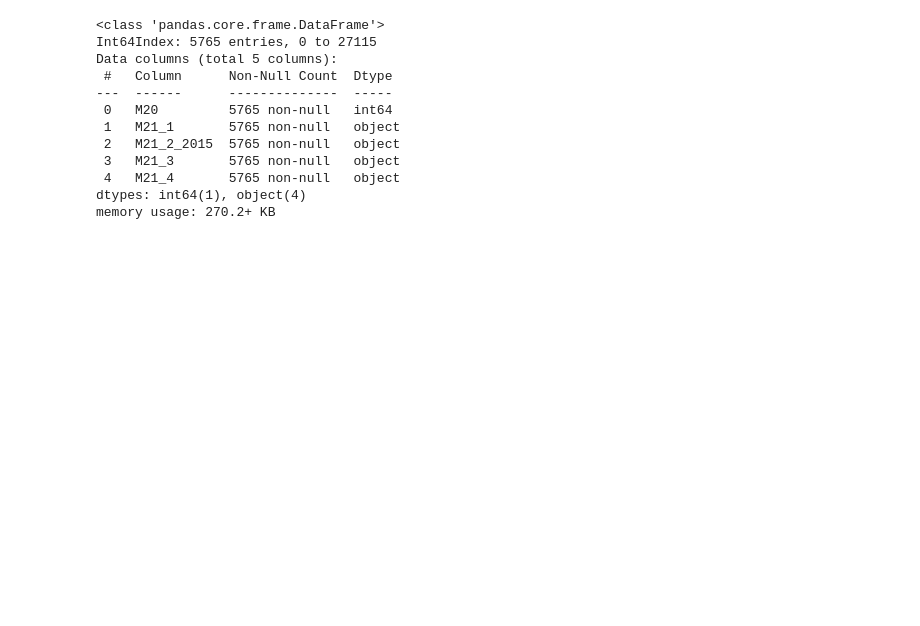
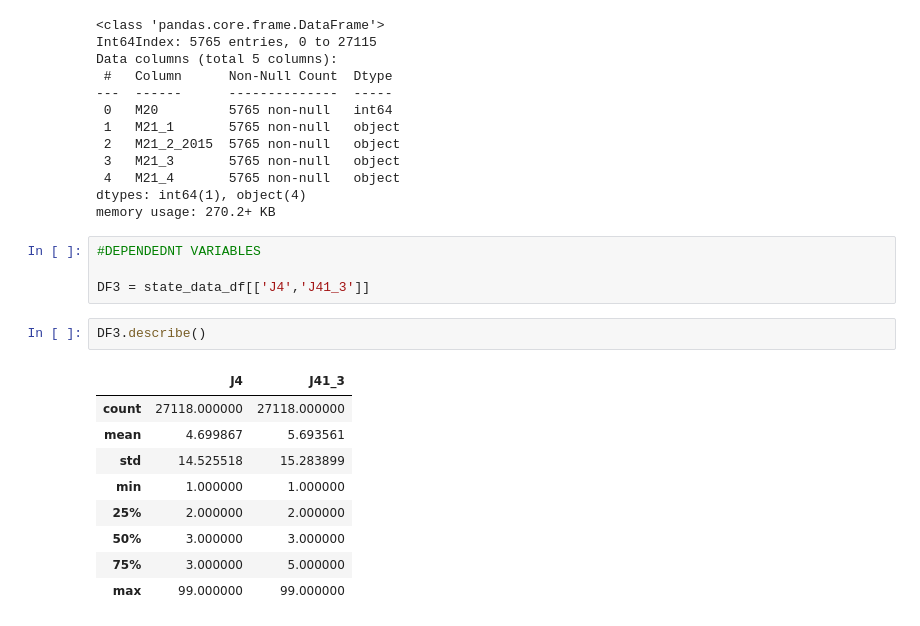
Before and after one commit to williamreid2020/4301, a Jupyter notebook: NCFS.ipynb, the cells around one changed output. Cells and saved outputs as stored; diff of their text form; blank space fills up the shorter version.

```diff
--- a/NCFS.ipynb
+++ b/NCFS.ipynb
@@ -104,3 +145,19 @@ Data columns (total 5 columns):
  4   M21_4       5765 non-null   object
 dtypes: int64(1), object(4)
 memory usage: 270.2+ KB
+# %%
+#DEPENDEDNT VARIABLES
+
+DF3 = state_data_df[['J4','J41_3']]
+# %%
+DF3.describe()
+# %% [output]
+|  | J4 | J41_3 |
+| count | 27118.000000 | 27118.000000 |
+| mean | 4.699867 | 5.693561 |
+| std | 14.525518 | 15.283899 |
+| min | 1.000000 | 1.000000 |
+| 25% | 2.000000 | 2.000000 |
+| 50% | 3.000000 | 3.000000 |
+| 75% | 3.000000 | 5.000000 |
+| max | 99.000000 | 99.000000 |
```
Also changed, not shown: parts of 8 cells of this notebook.
